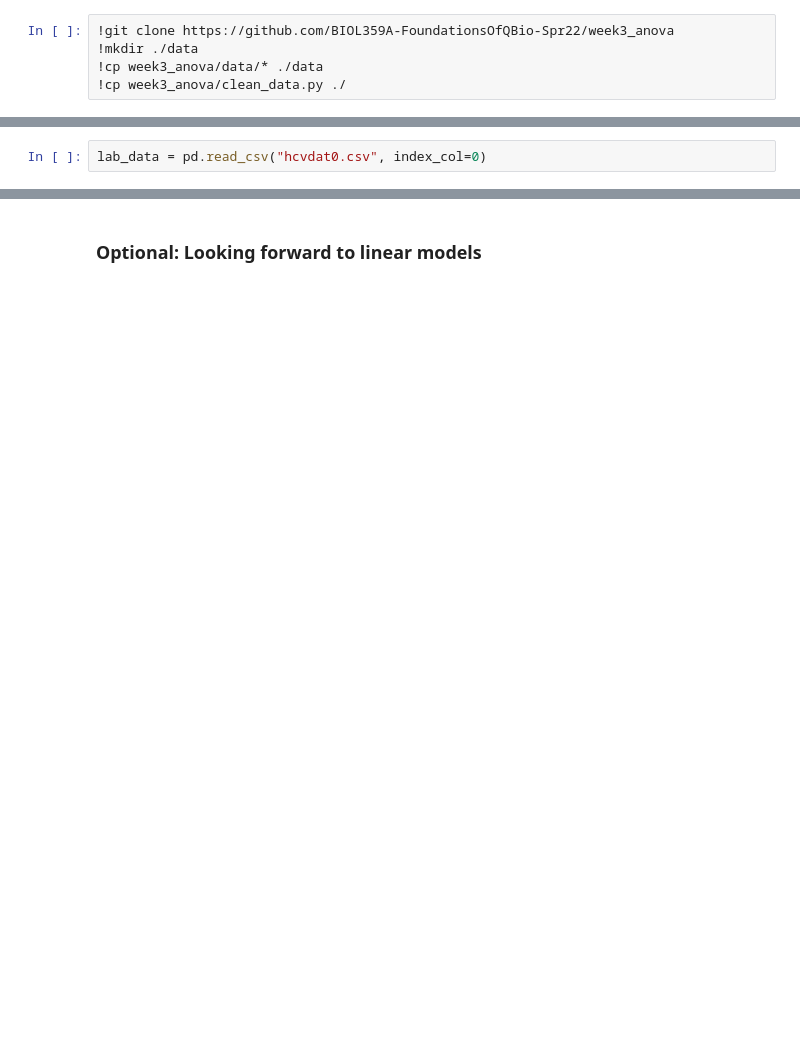
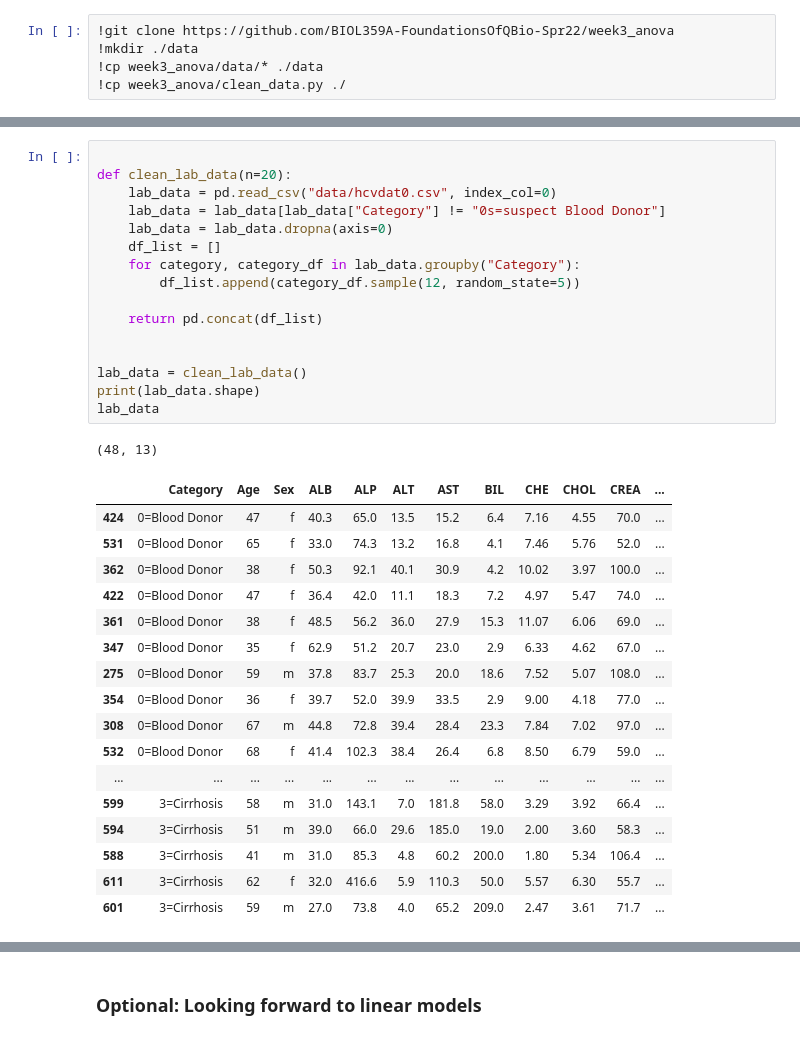
Before and after one commit to BIOL359A-FoundationsOfQBio-Spr23/week4_anova, a Jupyter notebook: anova.ipynb, the cells around one changed output, grey strips where cells are left out. Saved outputs shown, nothing was run; the diff lists cells and outputs as text; blank space fills up the shorter version.

```diff
--- a/anova.ipynb
+++ b/anova.ipynb
@@ -76,2 +164,0 @@ As we need more complex
-# %%
-lab_data = pd.read_csv("hcvdat0.csv", index_col=0)
@@ -111,0 +185,35 @@ plt.show()
+# %%
+
+def clean_lab_data(n=20):
+    lab_data = pd.read_csv("data/hcvdat0.csv", index_col=0)
+    lab_data = lab_data[lab_data["Category"] != "0s=suspect Blood Donor"]
+    lab_data = lab_data.dropna(axis=0)
+    df_list = []
+    for category, category_df in lab_data.groupby("Category"):
+        df_list.append(category_df.sample(12, random_state=5))
+
+    return pd.concat(df_list)
+
+
+lab_data = clean_lab_data()
+print(lab_data.shape)
+lab_data
+# %% [output]
+(48, 13)
+|  | Category | Age | Sex | ALB | ALP | ALT | AST | BIL | CHE | CHOL | CREA | ... |
+| 424 | 0=Blood Donor | 47 | f | 40.3 | 65.0 | 13.5 | 15.2 | 6.4 | 7.16 | 4.55 | 70.0 | ... |
+| 531 | 0=Blood Donor | 65 | f | 33.0 | 74.3 | 13.2 | 16.8 | 4.1 | 7.46 | 5.76 | 52.0 | ... |
+| 362 | 0=Blood Donor | 38 | f | 50.3 | 92.1 | 40.1 | 30.9 | 4.2 | 10.02 | 3.97 | 100.0 | ... |
+| 422 | 0=Blood Donor | 47 | f | 36.4 | 42.0 | 11.1 | 18.3 | 7.2 | 4.97 | 5.47 | 74.0 | ... |
+| 361 | 0=Blood Donor | 38 | f | 48.5 | 56.2 | 36.0 | 27.9 | 15.3 | 11.07 | 6.06 | 69.0 | ... |
+| 347 | 0=Blood Donor | 35 | f | 62.9 | 51.2 | 20.7 | 23.0 | 2.9 | 6.33 | 4.62 | 67.0 | ... |
+| 275 | 0=Blood Donor | 59 | m | 37.8 | 83.7 | 25.3 | 20.0 | 18.6 | 7.52 | 5.07 | 108.0 | ... |
+| 354 | 0=Blood Donor | 36 | f | 39.7 | 52.0 | 39.9 | 33.5 | 2.9 | 9.00 | 4.18 | 77.0 | ... |
+| 308 | 0=Blood Donor | 67 | m | 44.8 | 72.8 | 39.4 | 28.4 | 23.3 | 7.84 | 7.02 | 97.0 | ... |
+| 532 | 0=Blood Donor | 68 | f | 41.4 | 102.3 | 38.4 | 26.4 | 6.8 | 8.50 | 6.79 | 59.0 | ... |
+| ... | ... | ... | ... | ... | ... | ... | ... | ... | ... | ... | ... | ... |
+| 599 | 3=Cirrhosis | 58 | m | 31.0 | 143.1 | 7.0 | 181.8 | 58.0 | 3.29 | 3.92 | 66.4 | ... |
+| 594 | 3=Cirrhosis | 51 | m | 39.0 | 66.0 | 29.6 | 185.0 | 19.0 | 2.00 | 3.60 | 58.3 | ... |
+| 588 | 3=Cirrhosis | 41 | m | 31.0 | 85.3 | 4.8 | 60.2 | 200.0 | 1.80 | 5.34 | 106.4 | ... |
+| 611 | 3=Cirrhosis | 62 | f | 32.0 | 416.6 | 5.9 | 110.3 | 50.0 | 5.57 | 6.30 | 55.7 | ... |
+| 601 | 3=Cirrhosis | 59 | m | 27.0 | 73.8 | 4.0 | 65.2 | 209.0 | 2.47 | 3.61 | 71.7 | ... |
```
Also changed, not shown: parts of 22 cells of this notebook, 2 other files.
